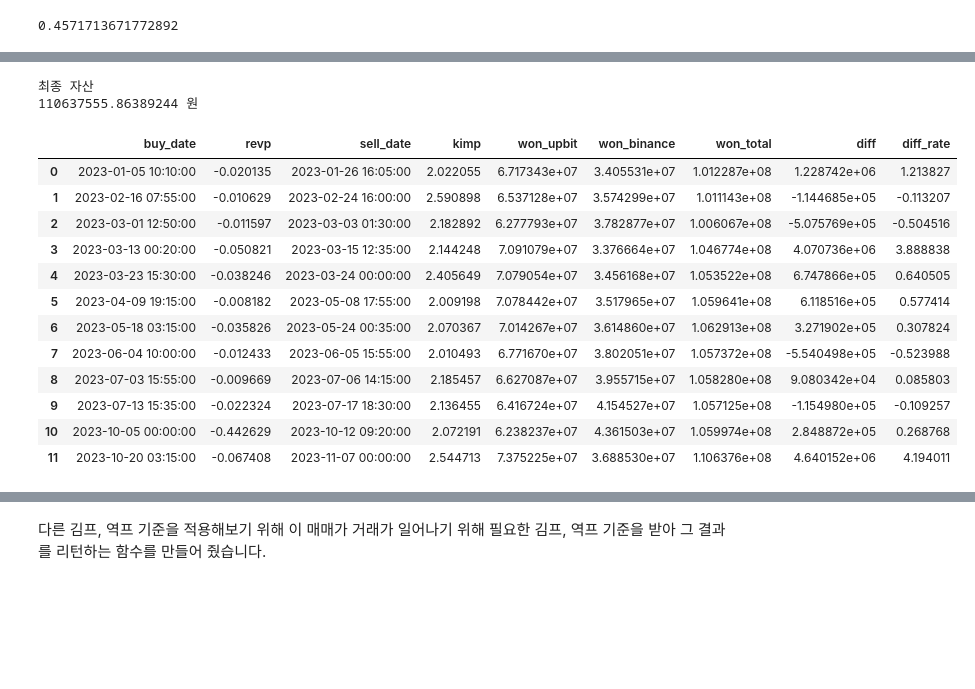
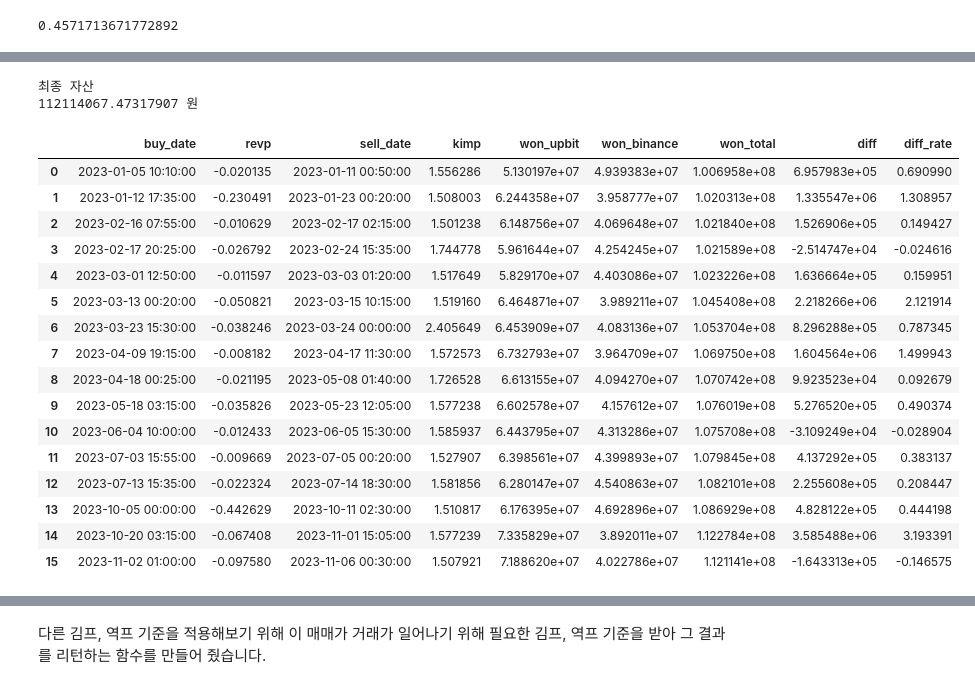
Before and after one commit to ppsygit/coinAnalysis, a Jupyter notebook: diff_analysis/upbit_binance_diff_analysis.ipynb, the cells around one changed output, grey strips where cells are left out. Saved outputs shown, nothing was run; the diff lists cells and outputs as text; code cells hidden in the pictures; blank space fills up the shorter version.

```diff
--- a/diff_analysis/upbit_binance_diff_analysis.ipynb
+++ b/diff_analysis/upbit_binance_diff_analysis.ipynb
@@ -137,7 +137,7 @@ df_krw.loc[1, 'diff_percentage']
 # kimp(김프) 때 BTC -> 원화
 won_upbit = 100000000
 btc_binance = 0
-kimp = 2
+kimp = 1.5
 revp = 0
 cnt=0
 in_sign = False
@@ -251,7 +259,7 @@ binance_trade_fee = 0.0005
 short_open = 0
 short_close = 0
 #김프 역프 기준
-kimp = 2
+kimp = 1.5
 revp = 0
 buy_sign = True
 sell_sign = False
@@ -277,46 +285,50 @@ for i in range(len(df_krw)):
 
     elif df_krw.loc[i,'diff_percentage']>kimp:
         if sell_sign:
             won_upbit = (btc_upbit) * df_krw.loc[i,'Upbit'] * (1-upbit_trade_fee)
             short_close = df_krw.loc[i,'Binance']
             won_binance = (won_binance + won_binance * (short_open - short_close)/short_open) *(1-binance_trade_fee)
 
             trade_dict['sell_date'] = df_krw.loc[i, 'Open time']
             trade_dict['kimp'] = df_krw.loc[i, 'diff_percentage']
 
             trade_dict['won_upbit'] = won_upbit
             trade_dict['won_binance'] = won_binance
             trade_dict['won_total'] = won_upbit + won_binance
             trade_list.append(trade_dict)
 
             buy_sign = True
             sell_sign = False
         else:
             continue
     else:
         continue
 df_trade = pd.DataFrame(trade_list)
 df_trade['diff'] = df_trade['won_total'].diff().fillna(df_trade.loc[0, 'won_total']-100000000)
 df_trade['diff_rate'] = df_trade['diff']/df_trade['won_total'] *100
 print('최종 자산')
 print(df_trade.iloc[-1]['won_total'] ,'원')
 df_trade
 # %% [output]
 최종 자산
-110637555.86389244 원
+112114067.47317907 원
 |  | buy_date | revp | sell_date | kimp | won_upbit | won_binance | won_total | diff | diff_rate |
-| 0 | 2023-01-05 10:10:00 | -0.020135 | 2023-01-26 16:05:00 | 2.022055 | 6.717343e+07 | 3.405531e+07 | 1.012287e+08 | 1.228742e+06 | 1.213827 |
-| 1 | 2023-02-16 07:55:00 | -0.010629 | 2023-02-24 16:00:00 | 2.590898 | 6.537128e+07 | 3.574299e+07 | 1.011143e+08 | -1.144685e+05 | -0.113207 |
-| 2 | 2023-03-01 12:50:00 | -0.011597 | 2023-03-03 01:30:00 | 2.182892 | 6.277793e+07 | 3.782877e+07 | 1.006067e+08 | -5.075769e+05 | -0.504516 |
-| 3 | 2023-03-13 00:20:00 | -0.050821 | 2023-03-15 12:35:00 | 2.144248 | 7.091079e+07 | 3.376664e+07 | 1.046774e+08 | 4.070736e+06 | 3.888838 |
-| 4 | 2023-03-23 15:30:00 | -0.038246 | 2023-03-24 00:00:00 | 2.405649 | 7.079054e+07 | 3.456168e+07 | 1.053522e+08 | 6.747866e+05 | 0.640505 |
-| 5 | 2023-04-09 19:15:00 | -0.008182 | 2023-05-08 17:55:00 | 2.009198 | 7.078442e+07 | 3.517965e+07 | 1.059641e+08 | 6.118516e+05 | 0.577414 |
-| 6 | 2023-05-18 03:15:00 | -0.035826 | 2023-05-24 00:35:00 | 2.070367 | 7.014267e+07 | 3.614860e+07 | 1.062913e+08 | 3.271902e+05 | 0.307824 |
-| 7 | 2023-06-04 10:00:00 | -0.012433 | 2023-06-05 15:55:00 | 2.010493 | 6.771670e+07 | 3.802051e+07 | 1.057372e+08 | -5.540498e+05 | -0.523988 |
-| 8 | 2023-07-03 15:55:00 | -0.009669 | 2023-07-06 14:15:00 | 2.185457 | 6.627087e+07 | 3.955715e+07 | 1.058280e+08 | 9.080342e+04 | 0.085803 |
-| 9 | 2023-07-13 15:35:00 | -0.022324 | 2023-07-17 18:30:00 | 2.136455 | 6.416724e+07 | 4.154527e+07 | 1.057125e+08 | -1.154980e+05 | -0.109257 |
-| 10 | 2023-10-05 00:00:00 | -0.442629 | 2023-10-12 09:20:00 | 2.072191 | 6.238237e+07 | 4.361503e+07 | 1.059974e+08 | 2.848872e+05 | 0.268768 |
-| 11 | 2023-10-20 03:15:00 | -0.067408 | 2023-11-07 00:00:00 | 2.544713 | 7.375225e+07 | 3.688530e+07 | 1.106376e+08 | 4.640152e+06 | 4.194011 |
+| 0 | 2023-01-05 10:10:00 | -0.020135 | 2023-01-11 00:50:00 | 1.556286 | 5.130197e+07 | 4.939383e+07 | 1.006958e+08 | 6.957983e+05 | 0.690990 |
+| 1 | 2023-01-12 17:35:00 | -0.230491 | 2023-01-23 00:20:00 | 1.508003 | 6.244358e+07 | 3.958777e+07 | 1.020313e+08 | 1.335547e+06 | 1.308957 |
+| 2 | 2023-02-16 07:55:00 | -0.010629 | 2023-02-17 02:15:00 | 1.501238 | 6.148756e+07 | 4.069648e+07 | 1.021840e+08 | 1.526906e+05 | 0.149427 |
+| 3 | 2023-02-17 20:25:00 | -0.026792 | 2023-02-24 15:35:00 | 1.744778 | 5.961644e+07 | 4.254245e+07 | 1.021589e+08 | -2.514747e+04 | -0.024616 |
+| 4 | 2023-03-01 12:50:00 | -0.011597 | 2023-03-03 01:20:00 | 1.517649 | 5.829170e+07 | 4.403086e+07 | 1.023226e+08 | 1.636664e+05 | 0.159951 |
+| 5 | 2023-03-13 00:20:00 | -0.050821 | 2023-03-15 10:15:00 | 1.519160 | 6.464871e+07 | 3.989211e+07 | 1.045408e+08 | 2.218266e+06 | 2.121914 |
+| 6 | 2023-03-23 15:30:00 | -0.038246 | 2023-03-24 00:00:00 | 2.405649 | 6.453909e+07 | 4.083136e+07 | 1.053704e+08 | 8.296288e+05 | 0.787345 |
+| 7 | 2023-04-09 19:15:00 | -0.008182 | 2023-04-17 11:30:00 | 1.572573 | 6.732793e+07 | 3.964709e+07 | 1.069750e+08 | 1.604564e+06 | 1.499943 |
+| 8 | 2023-04-18 00:25:00 | -0.021195 | 2023-05-08 01:40:00 | 1.726528 | 6.613155e+07 | 4.094270e+07 | 1.070742e+08 | 9.923523e+04 | 0.092679 |
+| 9 | 2023-05-18 03:15:00 | -0.035826 | 2023-05-23 12:05:00 | 1.577238 | 6.602578e+07 | 4.157612e+07 | 1.076019e+08 | 5.276520e+05 | 0.490374 |
+| 10 | 2023-06-04 10:00:00 | -0.012433 | 2023-06-05 15:30:00 | 1.585937 | 6.443795e+07 | 4.313286e+07 | 1.075708e+08 | -3.109249e+04 | -0.028904 |
+| 11 | 2023-07-03 15:55:00 | -0.009669 | 2023-07-05 00:20:00 | 1.527907 | 6.398561e+07 | 4.399893e+07 | 1.079845e+08 | 4.137292e+05 | 0.383137 |
+| 12 | 2023-07-13 15:35:00 | -0.022324 | 2023-07-14 18:30:00 | 1.581856 | 6.280147e+07 | 4.540863e+07 | 1.082101e+08 | 2.255608e+05 | 0.208447 |
+| 13 | 2023-10-05 00:00:00 | -0.442629 | 2023-10-11 02:30:00 | 1.510817 | 6.176395e+07 | 4.692896e+07 | 1.086929e+08 | 4.828122e+05 | 0.444198 |
+| 14 | 2023-10-20 03:15:00 | -0.067408 | 2023-11-01 15:05:00 | 1.577239 | 7.335829e+07 | 3.892011e+07 | 1.122784e+08 | 3.585488e+06 | 3.193391 |
+| 15 | 2023-11-02 01:00:00 | -0.097580 | 2023-11-06 00:30:00 | 1.507921 | 7.188620e+07 | 4.022786e+07 | 1.121141e+08 | -1.643313e+05 | -0.146575 |
 # %%
 plt.figure(figsize=(16, 12))
 
```
Also changed, not shown: parts of 8 cells of this notebook.
